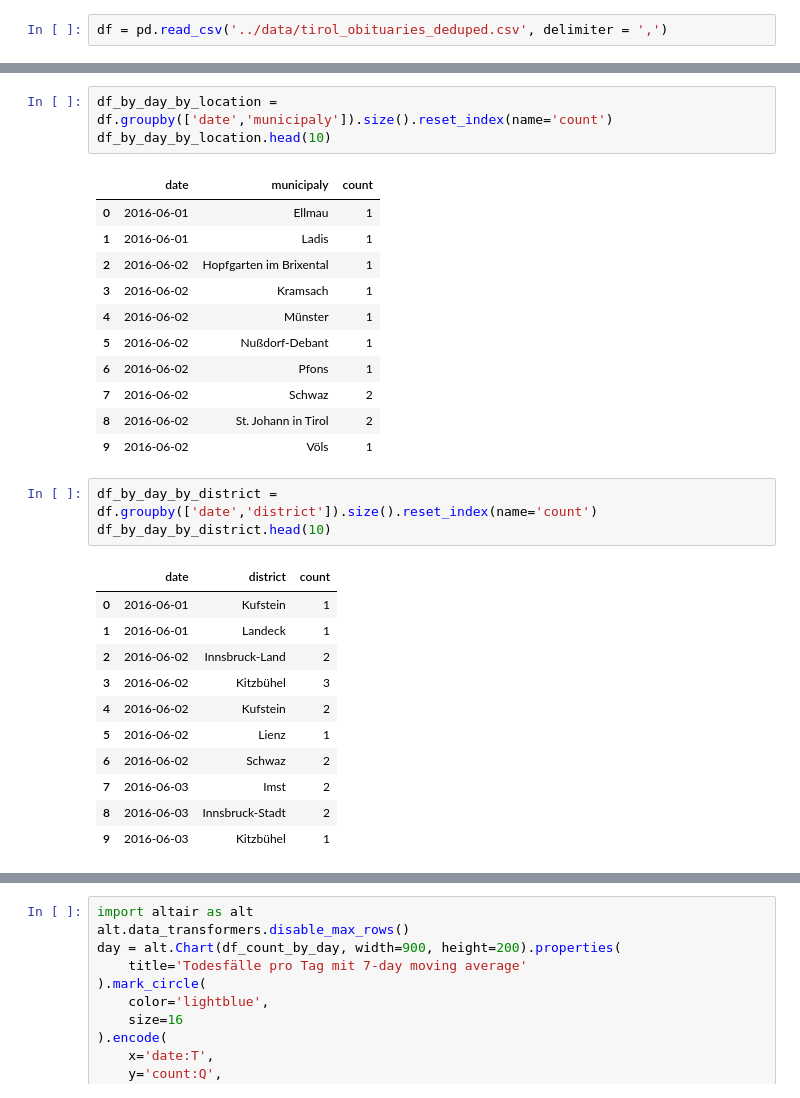
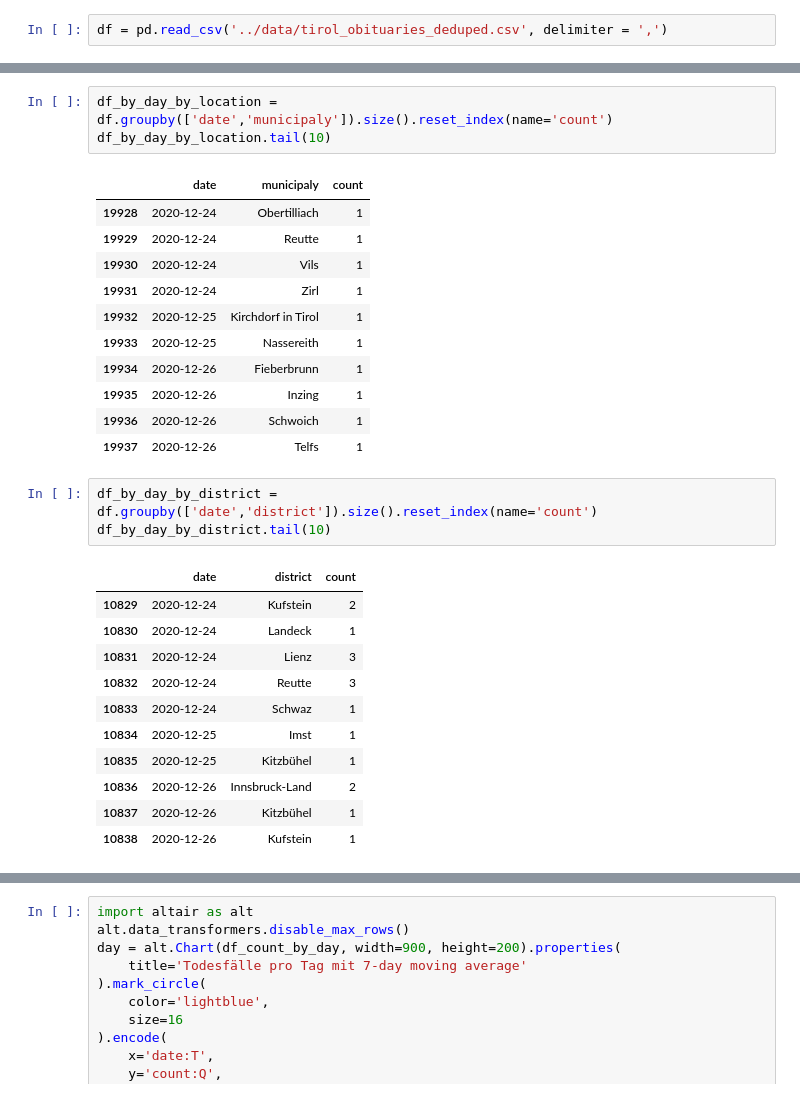
Before and after one commit to walterra/covid-19-tirol-ds, a Jupyter notebook: jupyter-notebooks/vega-monthly.ipynb, the cells around one changed output, grey strips where cells are left out. Saved outputs shown, nothing was run; the diff lists cells and outputs as text.

```diff
--- a/jupyter-notebooks/vega-monthly.ipynb
+++ b/jupyter-notebooks/vega-monthly.ipynb
@@ -39,33 +39,33 @@ df_count_by_day.head(10)
 # %%
 df_by_day_by_location = df.groupby(['date','municipaly']).size().reset_index(name='count')
-df_by_day_by_location.head(10)
+df_by_day_by_location.tail(10)
 # %% [output]
 |  | date | municipaly | count |
-| 0 | 2016-06-01 | Ellmau | 1 |
-| 1 | 2016-06-01 | Ladis | 1 |
-| 2 | 2016-06-02 | Hopfgarten im Brixental | 1 |
-| 3 | 2016-06-02 | Kramsach | 1 |
-| 4 | 2016-06-02 | Münster | 1 |
-| 5 | 2016-06-02 | Nußdorf-Debant | 1 |
-| 6 | 2016-06-02 | Pfons | 1 |
-| 7 | 2016-06-02 | Schwaz | 2 |
-| 8 | 2016-06-02 | St. Johann in Tirol | 2 |
-| 9 | 2016-06-02 | Völs | 1 |
+| 19928 | 2020-12-24 | Obertilliach | 1 |
+| 19929 | 2020-12-24 | Reutte | 1 |
+| 19930 | 2020-12-24 | Vils | 1 |
+| 19931 | 2020-12-24 | Zirl | 1 |
+| 19932 | 2020-12-25 | Kirchdorf in Tirol | 1 |
+| 19933 | 2020-12-25 | Nassereith | 1 |
+| 19934 | 2020-12-26 | Fieberbrunn | 1 |
+| 19935 | 2020-12-26 | Inzing | 1 |
+| 19936 | 2020-12-26 | Schwoich | 1 |
+| 19937 | 2020-12-26 | Telfs | 1 |
 # %%
 df_by_day_by_district = df.groupby(['date','district']).size().reset_index(name='count')
-df_by_day_by_district.head(10)
+df_by_day_by_district.tail(10)
 # %% [output]
 |  | date | district | count |
-| 0 | 2016-06-01 | Kufstein | 1 |
-| 1 | 2016-06-01 | Landeck | 1 |
-| 2 | 2016-06-02 | Innsbruck-Land | 2 |
-| 3 | 2016-06-02 | Kitzbühel | 3 |
-| 4 | 2016-06-02 | Kufstein | 2 |
-| 5 | 2016-06-02 | Lienz | 1 |
-| 6 | 2016-06-02 | Schwaz | 2 |
-| 7 | 2016-06-03 | Imst | 2 |
-| 8 | 2016-06-03 | Innsbruck-Stadt | 2 |
-| 9 | 2016-06-03 | Kitzbühel | 1 |
+| 10829 | 2020-12-24 | Kufstein | 2 |
+| 10830 | 2020-12-24 | Landeck | 1 |
+| 10831 | 2020-12-24 | Lienz | 3 |
+| 10832 | 2020-12-24 | Reutte | 3 |
+| 10833 | 2020-12-24 | Schwaz | 1 |
+| 10834 | 2020-12-25 | Imst | 1 |
+| 10835 | 2020-12-25 | Kitzbühel | 1 |
+| 10836 | 2020-12-26 | Innsbruck-Land | 2 |
+| 10837 | 2020-12-26 | Kitzbühel | 1 |
+| 10838 | 2020-12-26 | Kufstein | 1 |
 # %%
 zillertal = [
     "Aschau im Zillertal",
```
Also changed, not shown: parts of 6 cells of this notebook, 1 other file.
